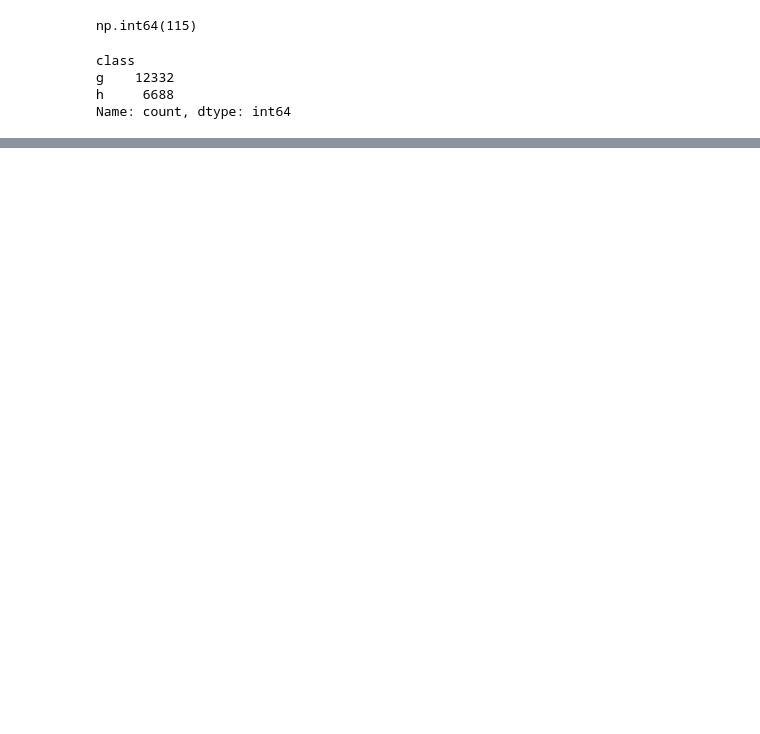
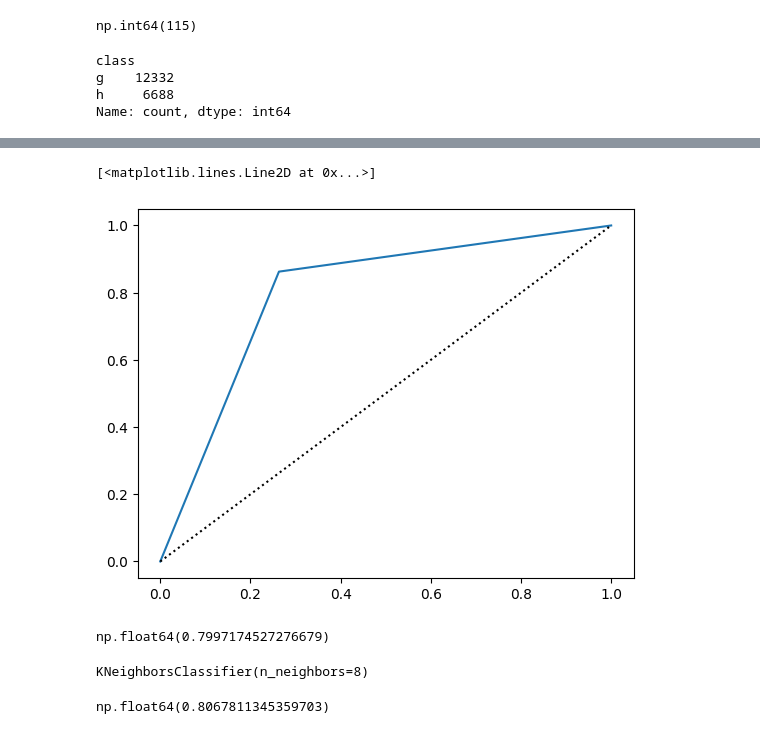
Before and after one commit to MohamedElsyed2005/Magic_gamma_telescope, a Jupyter notebook: magic.ipynb, the cells around one changed output, grey strips where cells are left out. Saved outputs shown, nothing was run; the diff lists cells and outputs as text; code cells hidden in the pictures; blank space fills up the shorter version.

```diff
--- a/magic.ipynb
+++ b/magic.ipynb
@@ -38,0 +82,11 @@ data_num_scaled = pd.DataFrame(std_scaler.fit_transform(data_num),
+# %%
+fpr, tpr, thresholds = roc_curve(target_data_balanced, train_pred)
+plt.plot(fpr, tpr)
+plt.plot([0,1],[0,1],"k:")
+# %% [output]
+[<matplotlib.lines.Line2D at 0x...>]
+[figure, added]
+# %%
+roc_auc_score(target_data_balanced, train_pred)
+# %% [output]
+np.float64(0.7997174527276679)
@@ -38,0 +108,10 @@ data_num_scaled = pd.DataFrame(std_scaler.fit_transform(data_num),
+# %%
+final_knn = KNeighborsClassifier(n_neighbors=best_k)
+final_knn.fit(train_data_balanced, target_data_balanced)
+# %% [output]
+KNeighborsClassifier(n_neighbors=8)
+# %%
+train_pred = cross_val_predict(final_knn, train_data_balanced, target_data_balanced, cv = 3)
+roc_auc_score(target_data_balanced, train_pred)
+# %% [output]
+np.float64(0.8067811345359703)
```
Also changed, not shown: parts of 11 cells of this notebook, 1 other file.
